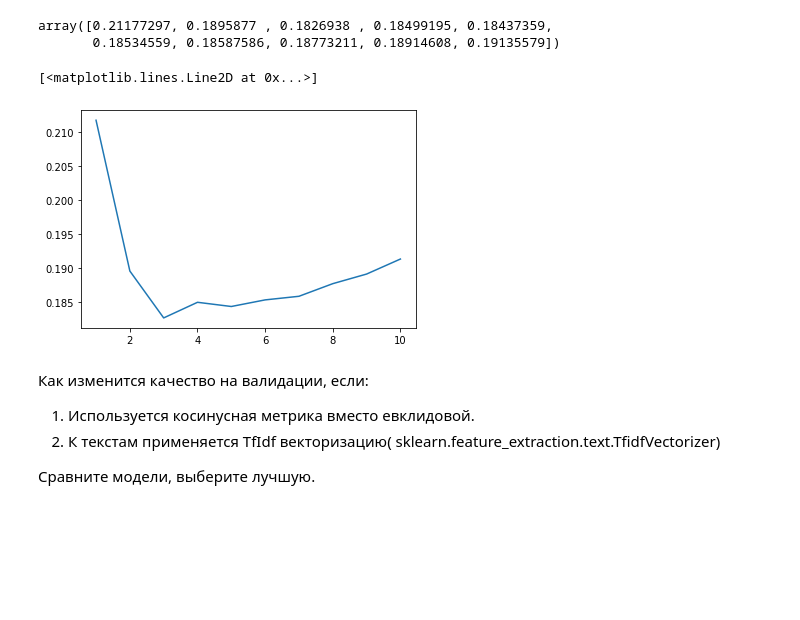
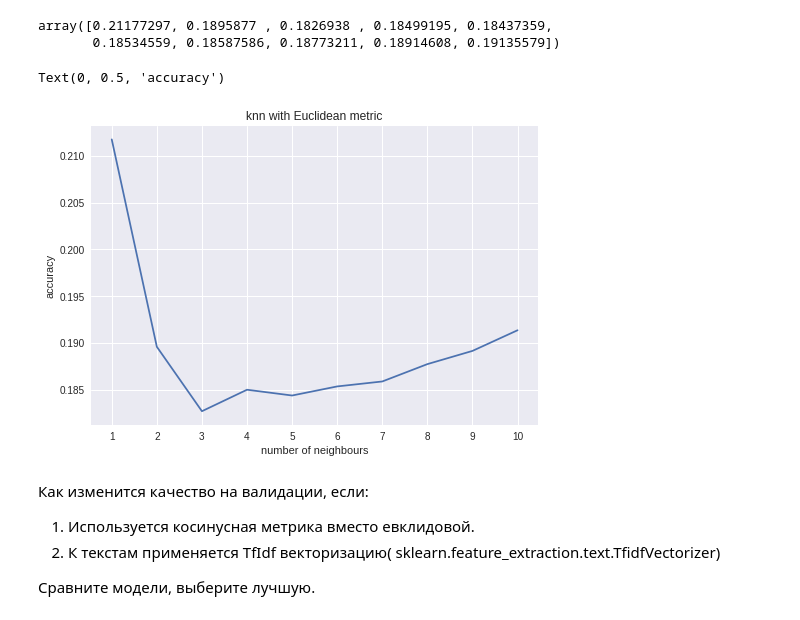
Before and after one commit to greenshadow19/machine_learning, a Jupyter notebook: hw1/kovalkov_hw1.ipynb, the cells around one changed output. Saved outputs shown, nothing was run; the diff lists cells and outputs as text; code cells hidden in the pictures; blank space fills up the shorter version.

Commit message:
add some plots and descriptions

```diff
--- a/hw1/kovalkov_hw1.ipynb
+++ b/hw1/kovalkov_hw1.ipynb
@@ -190,11 +189,17 @@ scores
 # %% [output]
 array([0.21177297, 0.1895877 , 0.1826938 , 0.18499195, 0.18437359,
        0.18534559, 0.18587586, 0.18773211, 0.18914608, 0.19135579])
-# %%
-plt.plot(np.arange(1,11,1), scores)
-# %% [output]
-[<matplotlib.lines.Line2D at 0x...>]
-[figure, removed]
+# %%
+plt.style.use('seaborn')
+# %%
+plt.title('knn with euclidean metric')
+plt.xticks(np.arange(1,11,1))
+plt.plot(np.arange(1,11,1), scores)
+plt.xlabel('number of neighbours')
+plt.ylabel('accuracy')
+# %% [output]
+Text(0, 0.5, 'accuracy')
+[figure, added]
 # %% [markdown]
 Как изменится качество на валидации, если:
 
```
Also changed, not shown: parts of 17 cells of this notebook.
